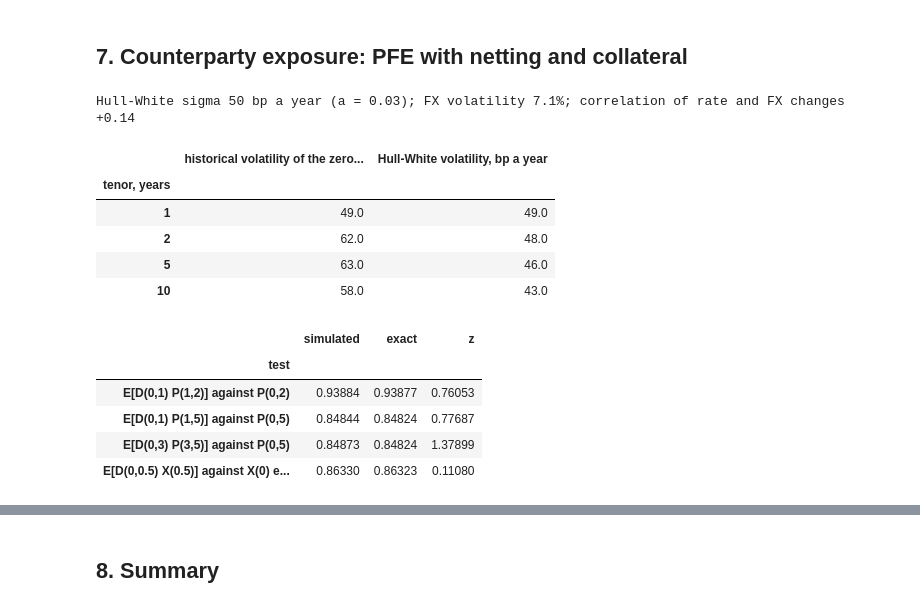
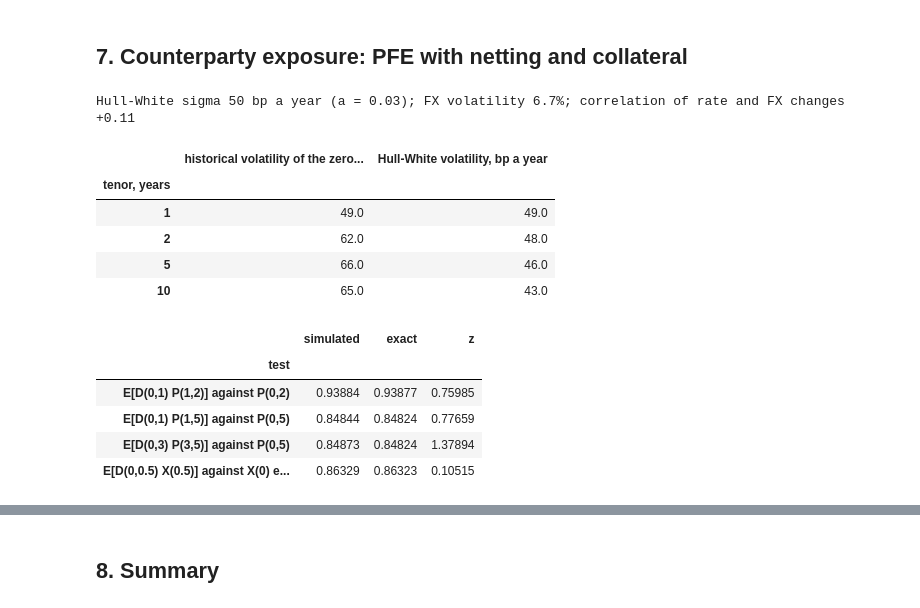
Before and after one commit to MangirdasMikalkenas/Weather_as_a_price_driver_-_Lithuanian_day-ahead_power_prices-_2023-2026, a Jupyter notebook: notebooks/05_bank_portfolio.ipynb, the cells around one changed output, grey strips where cells are left out. Saved outputs shown, nothing was run; the diff lists cells and outputs as text; code cells hidden in the pictures.

```diff
--- a/notebooks/05_bank_portfolio.ipynb
+++ b/notebooks/05_bank_portfolio.ipynb
@@ -21,7 +23,8 @@ plt.rcParams.update({"figure.figsize": (9, 4.5), "axes.spines.top": False, "axes
 
 sys.path.insert(0, str(ROOT / "src"))   # pricing, tests and helpers shared with the other notebooks
 import backtests  # noqa: E402
-from backtests import PLA_GREEN, PLA_RED, pla_zone, traffic_light  # noqa: E402
+from backtests import (PLA_GREEN, PLA_RED, ewma_volatility, pla_zone, traffic_light,  # noqa: E402
+                       volatility_scaled)
 from bank_products import (EUR_SHOCK_SIZES_BP, bond_value, fx_forward_strike, fx_forward_value,  # noqa: E402
                            interpolation_matrix, nii_change, par_rate, payer_swap_value, present_value, shocked_rates,
                            supervisory_shocks)
@@ -32,9 +35,10 @@ from notebook_tools import p_text, save_figure  # noqa: E402
 
 save = partial(save_figure, folder=FIG)
 
-# Settings fixed before any result was computed. Changed after review, before the results were seen again: the stress
-# period of the stressed VaR (a fixed 2022 window chosen with hindsight -> the worst window known at each year-end)
-# and a floor on the rates paid on non-maturity deposits.
+# Settings fixed before any result was computed, except three changed in a revision after the first run: the stress
+# period of the stressed VaR (a fixed 2022 window chosen with hindsight -> the worst window known at each year-end),
+# a floor on the rates paid on non-maturity deposits, and the PFE calibration (two years -> the three years of
+# CRR Art. 292(2), with a stressed calibration as well). The revision also added a volatility-scaled challenger VaR.
 DATA = ROOT / "data" / "raw" / "ecb"
 TENORS = np.array([0.25, 0.5, 1, 2, 3, 5, 7, 10, 15, 20, 30])   # front-office curves: all 11 tenors
 RISK_NODES = np.array([1, 2, 5, 10, 30])                         # the risk model: five nodes of the AAA curve
@@ -48,6 +52,7 @@ VAR_LEVEL, ES_LEVEL = 0.99, 0.975
 BACKTEST = ("2019-01-01", "2026-09-30")
 STRESS_STEP = 20             # stressed VaR: candidate 250-day windows start every 20 days, searched at each year-end
 HORIZON = 10                                           # days, for the 10-day VaR
+FHS_LAMBDA = 0.94            # EWMA decay of the volatility-scaled challenger VaR, as in notebook 04
 SEED = 42
 
 # IRRBB: a stylised banking book in million euros; its behavioural assumptions are part of the model
@@ -63,13 +68,14 @@ HEDGE = {"notional": 250.0, "maturity": 7}    # a banking-book swap that pays fi
 HEDGE_VARIANTS = [0.0, 250.0, 500.0]          # hedge sizes for the sensitivity of the worst ΔEVE
 DEPOSIT_PASS_THROUGH = 0.5                    # share of a rate change passed on to non-maturity deposits within a year
 DEPOSIT_FLOOR = 0.0                           # deposit rates do not fall below 0% (a rate already below it is kept)
-EVE_OUTLIER, NII_OUTLIER = 0.15, 0.05         # EBA supervisory outlier tests, as shares of Tier 1 capital
+EVE_OUTLIER, NII_OUTLIER = 0.15, 0.05         # outlier tests, shares of Tier 1: CRD Art. 98(5), Reg. (EU) 2024/856 Art. 5
 
 # Counterparty exposure: the swap and the FX forward, traded at par on the last day with one counterparty
 PFE_PATHS = 5000
 PFE_STEP = 1 / 24              # years: about 10 business days, also the margin period of risk; payment dates lie on the grid
 HW_MEAN_REVERSION = 0.03       # Hull-White a: a judgement, varied in the sensitivity analysis
-CALIBRATION_DAYS = 500         # about two years of daily changes for the volatilities and the correlation
+CALIBRATION_DAYS = 750         # three years of daily changes, the minimum of CRR Art. 292(2); also the stressed window
+STRESS_SEARCH_PATHS = 1000     # paths per candidate window in the search for the stressed calibration
 PFE_QUANTILE = 0.975
 IMM_ALPHA = 1.4                # the Basel alpha that turns effective EPE into an exposure at default
 assets_total = sum(i["amount"] for i in ASSETS.values())
@@ -444,15 +503,24 @@ Worst scenario: parallel up, ΔEVE -21.2 € million = -21.2% of Tier 1 (outlier
 # %% [markdown]
 ## 7. Counterparty exposure: PFE with netting and collateral
 # %%
-# Calibration on the last CALIBRATION_DAYS daily changes: the Hull-White volatility from the 1-year AAA rate (whose
-# model volatility is sigma x B(0, 1)), the FX volatility, and their correlation.
+# Calibration (CRR Art. 292(2)): the volatilities and the correlation from the last CALIBRATION_DAYS daily changes, at
+# least three years; a stressed calibration follows in the next cell. The Hull-White volatility comes from the 1-year
+# AAA rate (whose model volatility is sigma x B(0, 1)), a simplification chosen in advance; the fit below shows its cost.
+unit = HullWhite(AAA[-1], TENORS, HW_MEAN_REVERSION, 1.0)
+
+
+def calibrate(rows):
+    # Hull-White sigma, FX volatility and their correlation from the daily changes in `rows`
+    d_rate_1y = D_AAA[rows][:, TENORS == 1][:, 0]
+    d_log_eur_per_usd = -D_LOGFX[rows]
+    return {"sigma": d_rate_1y.std(ddof=1) * np.sqrt(250) / unit.b(0.0, 1.0),
+            "sigma_fx": d_log_eur_per_usd.std(ddof=1) * np.sqrt(250),
+            "rho": float(np.corrcoef(d_rate_1y, d_log_eur_per_usd)[0, 1])}
+
+
 recent = np.arange(len(D_AAA) - CALIBRATION_DAYS, len(D_AAA))
-d_rate_1y = D_AAA[recent][:, TENORS == 1][:, 0]
-d_log_eur_per_usd = -D_LOGFX[recent]
-unit = HullWhite(AAA[-1], TENORS, HW_MEAN_REVERSION, 1.0)
-SIGMA_R = d_rate_1y.std(ddof=1) * np.sqrt(250) / unit.b(0.0, 1.0)
-SIGMA_FX = d_log_eur_per_usd.std(ddof=1) * np.sqrt(250)
-RHO = float(np.corrcoef(d_rate_1y, d_log_eur_per_usd)[0, 1])
+CURRENT = calibrate(recent)
+SIGMA_R, SIGMA_FX, RHO = CURRENT["sigma"], CURRENT["sigma_fx"], CURRENT["rho"]
 calibration_fit = pd.DataFrame({
     "historical volatility of the zero rate, bp a year": [1e4 * D_AAA[recent][:, TENORS == k][:, 0].std(ddof=1) * np.sqrt(250) for k in (1, 2, 5, 10)],
     "Hull-White volatility, bp a year": [1e4 * SIGMA_R * unit.b(0.0, k) / k for k in (1, 2, 5, 10)]},
@@ -465,50 +533,51 @@ strike_today = float(fx_forward_strike(AAA[-1], TENORS, FX[-1], FX_FORWARD["usd_
 TIMES = np.round(np.arange(0, SWAP["maturity"] + 1e-9, PFE_STEP), 10)
 
 
-def simulate_netting_set(a=HW_MEAN_REVERSION, sigma=None, rho=None, paths=PFE_PATHS, seed=SEED):
+def simulate_netting_set(a=HW_MEAN_REVERSION, sigma=None, rho=None, sigma_fx=None, paths=PFE_PATHS, seed=SEED):
     # Values of today's swap and FX forward on every path and date; the two trades form one netting set.
     sigma, rho = SIGMA_R if sigma is None else sigma, RHO if rho is None else rho
+    sigma_fx = SIGMA_FX if sigma_fx is None else sigma_fx
     model = HullWhite(AAA[-1], TENORS, a, sigma)
     rng = np.random.default_rng(seed)
     z_rate = rng.standard_normal((paths, len(TIMES) - 1))
     z_fx = rho * z_rate + np.sqrt(1 - rho ** 2) * rng.standard_normal(z_rate.shape)
     r = model.simulate(TIMES, z_rate)
-    x = simulate_fx(TIMES, r, 1 / FX[-1], USD_RATE, SIGMA_FX, z_fx)
+    x = simulate_fx(TIMES, r, 1 / FX[-1], USD_RATE, sigma_fx, z_fx)
     swap, swap_flows = payer_swap_paths(model, TIMES, r, SWAP["notional"], swap_rate_today, SWAP["maturity"])
     forward, forward_flows = fx_forward_paths(model, TIMES, r, x, FX_FORWARD["usd_notional"], strike_today,
                                               FX_FORWARD["maturity"], USD_RATE)
     return model, r, x, swap, forward, swap_flows + forward_flows
 
 
 model, r_paths, x_paths, swap_paths, forward_paths, netting_cash_flows = simulate_netting_set()
 
 # Model checks: discounted prices must be martingales under the simulation
 discount = discount_along_paths(TIMES, r_paths)
 checks = []
 for t, maturity in [(1.0, 2.0), (1.0, 5.0), (3.0, 5.0)]:
     k = int(np.argmin(np.abs(TIMES - t)))
     draws = discount[:, k] * model.zero_bond(TIMES[k], maturity, r_paths[:, k])
     error = draws.std(ddof=1) / np.sqrt(len(draws))
     checks.append({"test": f"E[D(0,{t:g}) P({t:g},{maturity:g})] against P(0,{maturity:g})", "simulated": draws.mean(),
                    "exact": model.p0(maturity)[0], "z": (draws.mean() - model.p0(maturity)[0]) / error})
 k = int(np.argmin(np.abs(TIMES - FX_FORWARD["maturity"])))
 draws = discount[:, k] * x_paths[:, k]
 checks.append({"test": "E[D(0,0.5) X(0.5)] against X(0) exp(-r_usd 0.5)", "simulated": draws.mean(),
                "exact": np.exp(-USD_RATE * TIMES[k]) / FX[-1], "z": (draws.mean() - np.exp(-USD_RATE * TIMES[k]) / FX[-1]) / (draws.std(ddof=1) / np.sqrt(len(draws)))})
 display(calibration_fit.round(0))
 pd.DataFrame(checks).set_index("test").round(5)
 # %% [output]
-Hull-White sigma 50 bp a year (a = 0.03); FX volatility 7.1%; correlation of rate and FX changes +0.14
+Hull-White sigma 50 bp a year (a = 0.03); FX volatility 6.7%; correlation of rate and FX changes +0.11
 |  | historical volatility of the zero... | Hull-White volatility, bp a year |
 | tenor, years |  |  |
 | 1 | 49.0 | 49.0 |
 | 2 | 62.0 | 48.0 |
-| 5 | 63.0 | 46.0 |
-| 10 | 58.0 | 43.0 |
+| 5 | 66.0 | 46.0 |
+| 10 | 65.0 | 43.0 |
 |  | simulated | exact | z |
 | test |  |  |  |
-| E[D(0,1) P(1,2)] against P(0,2) | 0.93884 | 0.93877 | 0.76053 |
-| E[D(0,1) P(1,5)] against P(0,5) | 0.84844 | 0.84824 | 0.77687 |
-| E[D(0,3) P(3,5)] against P(0,5) | 0.84873 | 0.84824 | 1.37899 |
-| E[D(0,0.5) X(0.5)] against X(0) e... | 0.86330 | 0.86323 | 0.11080 |
+| E[D(0,1) P(1,2)] against P(0,2) | 0.93884 | 0.93877 | 0.75985 |
+| E[D(0,1) P(1,5)] against P(0,5) | 0.84844 | 0.84824 | 0.77659 |
+| E[D(0,3) P(3,5)] against P(0,5) | 0.84873 | 0.84824 | 1.37894 |
+| E[D(0,0.5) X(0.5)] against X(0) e... | 0.86329 | 0.86323 | 0.10515 |
 # %%
```
Also changed, not shown: parts of 8 cells of this notebook, 10 other files.
